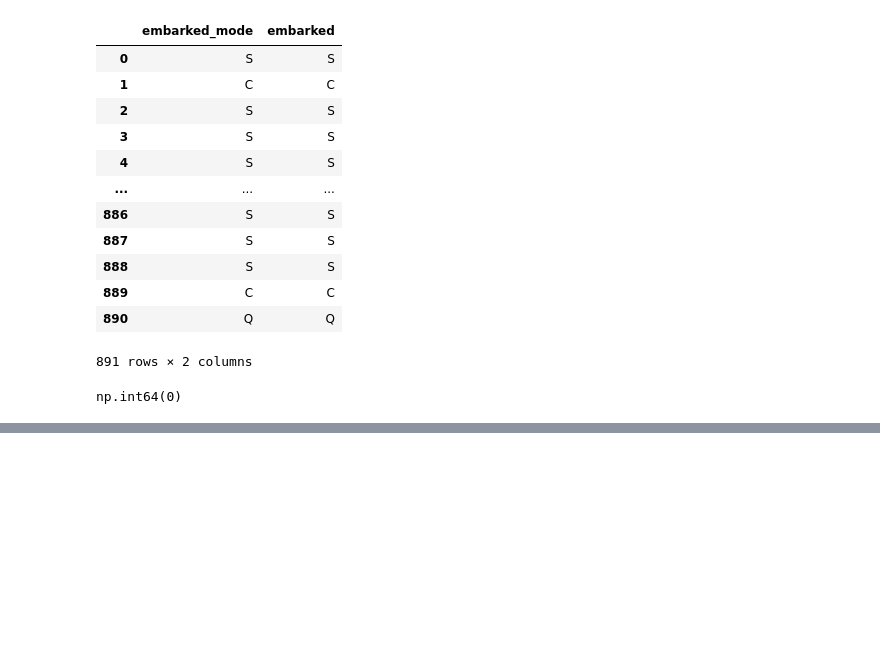
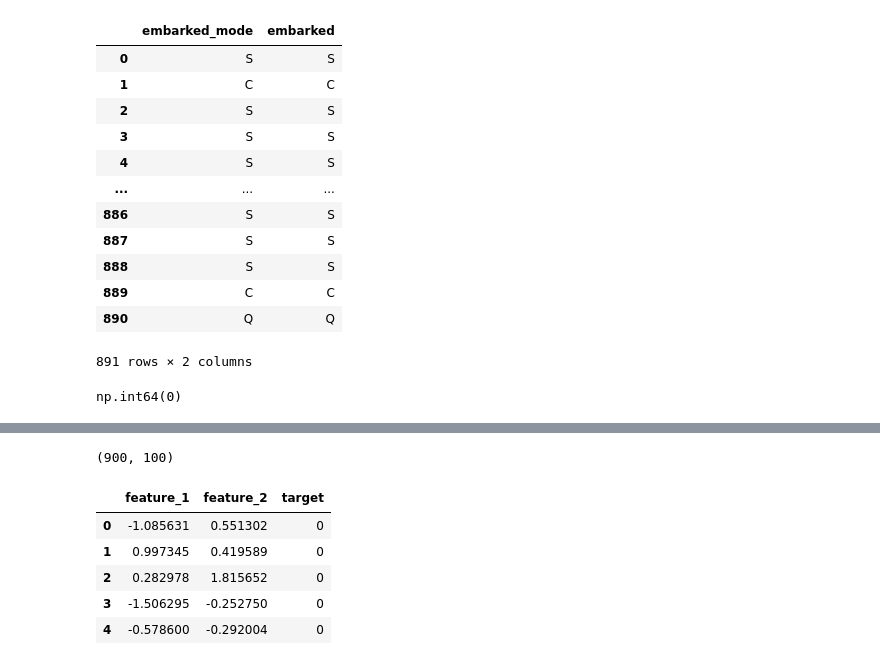
Before and after one commit to amankr2301/Feature_Engineering, a Jupyter notebook: feature-engineering.ipynb, the cells around one changed output, grey strips where cells are left out. Cells and saved outputs as stored; diff of their text form; code cells hidden in the pictures; blank space fills up the shorter version.

Commit message:
Kaggle Notebook | Feature_Engineering | Imbalanced_dataset

```diff
--- a/feature-engineering.ipynb
+++ b/feature-engineering.ipynb
@@ -148,0 +154,40 @@ np.int64(0)
+# %%
+import numpy as np
+import pandas as pd
+
+np.random.seed(123)
+
+n_samples = 1000
+class_0_ratio = 0.9
+
+n_class_0 = int(n_samples * class_0_ratio)
+n_class_1 = (n_samples - n_class_0)
+# %%
+n_class_0 , n_class_1
+# %% [output]
+(900, 100)
+# %%
+## CREATE MY DATAFRAME WITH IMBALANCED DATASET
+class_0 = pd.DataFrame({
+    'feature_1': np.random.normal(loc=0, scale=1, size=n_class_0),
+    'feature_2': np.random.normal(loc=0, scale=1, size=n_class_0),
+    'target': [0] * n_class_0
+})
+
+# Class 1: Centered around (2,2)
+class_1 = pd.DataFrame({
+    'feature_1': np.random.normal(loc=2, scale=1, size=n_class_1),
+    'feature_2': np.random.normal(loc=2, scale=1, size=n_class_1),
+    'target': [1] * n_class_1
+})
+# %%
+df = pd.concat([class_0 , class_1]).reset_index(drop = True)
+# %%
+df.head()
+# %% [output]
+|  | feature_1 | feature_2 | target |
+| 0 | -1.085631 | 0.551302 | 0 |
+| 1 | 0.997345 | 0.419589 | 0 |
+| 2 | 0.282978 | 1.815652 | 0 |
+| 3 | -1.506295 | -0.252750 | 0 |
+| 4 | -0.578600 | -0.292004 | 0 |
```
Also changed, not shown: parts of 15 cells of this notebook.
